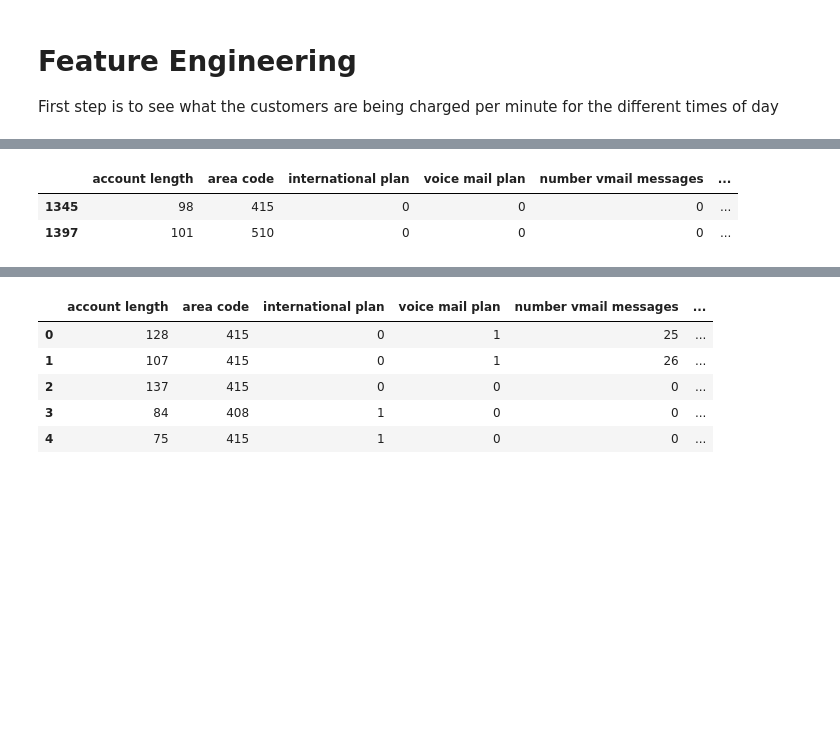
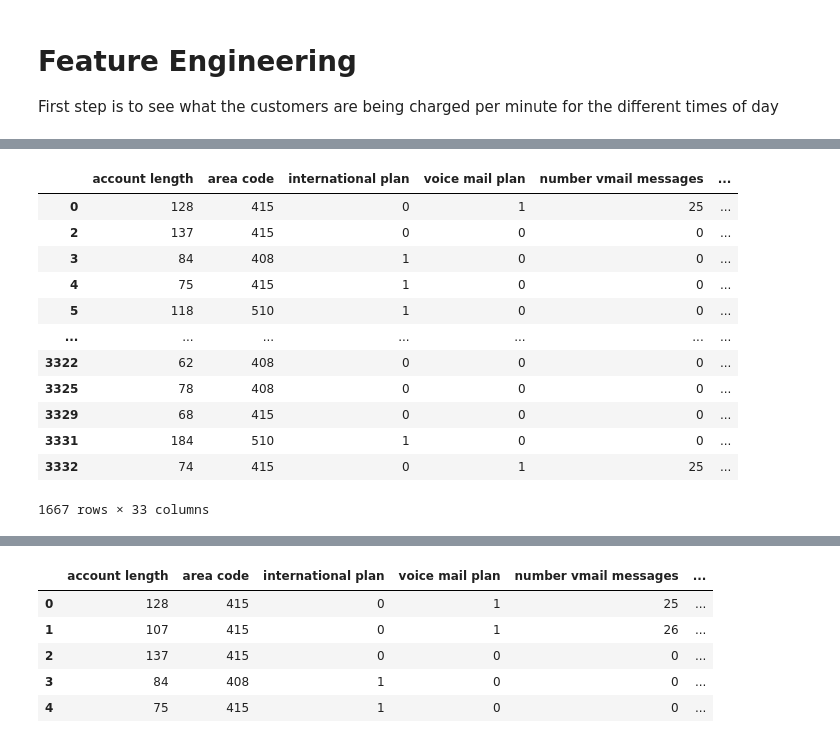
Before and after one commit to ptorres001/customer_churn, a Jupyter notebook: 01_EDA_Cleaning.ipynb, the cells around one changed output, grey strips where cells are left out. Drawn from its saved outputs; the diff is of its cells as text; code cells hidden in the pictures; blank space fills up the shorter version.

```diff
--- a/01_EDA_Cleaning.ipynb
+++ b/01_EDA_Cleaning.ipynb
@@ -218,3 +199,35 @@ sb.countplot(x = df['area code'])
 # %% [markdown]
 # Feature Engineering
 First step is to see what the customers are being charged per minute for the different times of day
+# %%
+df['day_price'] = df['total day charge'] / df['total day minutes']
+df['eve_price'] = df['total eve charge'] / df['total eve minutes']
+df['night_price'] = df['total night charge'] / df['total night minutes']
+df['int_price'] = df['total intl charge'] / df['total intl minutes']
+
+df['total_minutes'] = (df['total day minutes'] + df['total eve minutes'] + df['total intl minutes'] + df['total night minutes'])
+df['day_perc'] = (df['total day minutes'] / df['total_minutes'])
+df['night_perc'] = (df['total night minutes'] / df['total_minutes'])
+df['eve_perc'] = (df['total eve minutes'] / df['total_minutes'])
+df['intl_perc'] = (df['total intl minutes'] / df['total_minutes'])
+
+
+df['total_calls'] = (df['total day calls'] + df['total eve calls'] + df['total night calls'] + df['total intl calls'])
+"""
+The following conditionals were dervied when I created the percentage features above. Anything over the 75 percentile
+is classified as this category
+"""
+df['night_owl'] = np.where( (df['night_perc'] >= 0.389 ) ,'1','0')
+df['day_only'] = np.where( (df['day_perc'] >= 0.35 ) ,'1','0')
+df['traveler'] = np.where( (df['intl_perc'] >= 0.02 ) ,'1','0')
+df['eve_only'] = np.where( (df['eve_perc'] >= 0.387 ) ,'1','0')
+
+
+# got rid of this column because no customer was roaming
+#df['roaming'] = np.where( (df['international plan'] == 0 ) & (df['total intl calls'] > 0)   ,'1','0' )
+
+
+new_lst = ['total_calls','int_price','night_price','eve_price','day_price','night_owl','day_only','traveler','total_minutes',
+          'day_perc','eve_perc','night_perc','intl_perc']
+
+df[new_lst].describe(include= 'all')
@@ -221,6 +247,16 @@ First step is to see what the customers are being charged per minute for the dif
 # %%
-df[df['total day charge'].eq(0)]
+df[df['day_perc'].gt(0.303277)]
 # %% [output]
 |  | account length | area code | international plan | voice mail plan | number vmail messages | ... |
-| 1345 | 98 | 415 | 0 | 0 | 0 | ... |
-| 1397 | 101 | 510 | 0 | 0 | 0 | ... |
+| 0 | 128 | 415 | 0 | 1 | 25 | ... |
+| 2 | 137 | 415 | 0 | 0 | 0 | ... |
+| 3 | 84 | 408 | 1 | 0 | 0 | ... |
+| 4 | 75 | 415 | 1 | 0 | 0 | ... |
+| 5 | 118 | 510 | 1 | 0 | 0 | ... |
+| ... | ... | ... | ... | ... | ... | ... |
+| 3322 | 62 | 408 | 0 | 0 | 0 | ... |
+| 3325 | 78 | 408 | 0 | 0 | 0 | ... |
+| 3329 | 68 | 415 | 0 | 0 | 0 | ... |
+| 3331 | 184 | 510 | 1 | 0 | 0 | ... |
+| 3332 | 74 | 415 | 0 | 1 | 25 | ... |
+1667 rows × 33 columns
```
Also changed, not shown: parts of 12 cells of this notebook.
